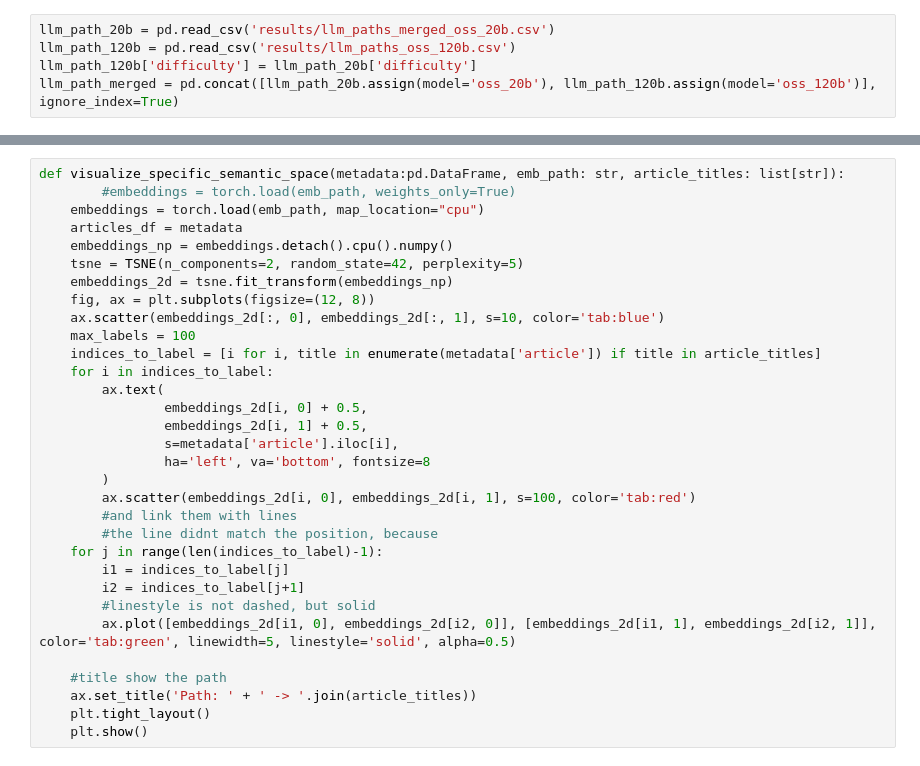
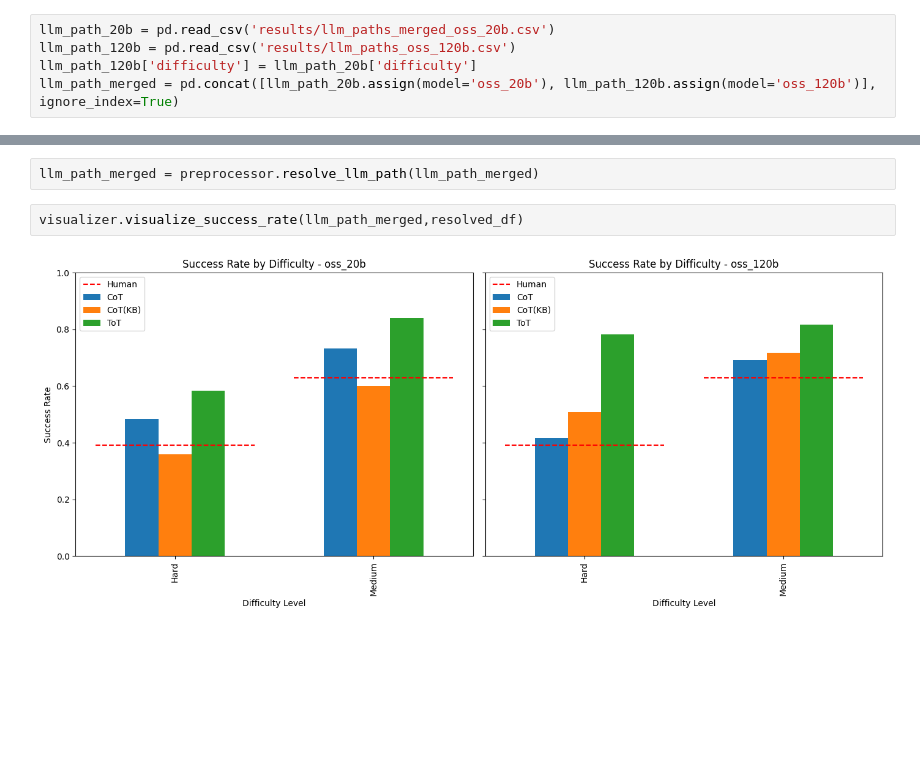
Before and after one commit to au-nlp/project-milestone-p2-group11, a Jupyter notebook: main.ipynb, the cells around one changed output, grey strips where cells are left out. Drawn from its saved outputs; the diff is of its cells as text; blank space fills up the shorter version.

```diff
--- a/main.ipynb
+++ b/main.ipynb
@@ -1010,32 +820,6 @@ plt.show()
-# %%
-def visualize_specific_semantic_space(metadata:pd.DataFrame, emb_path: str, article_titles: list[str]):
-        #embeddings = torch.load(emb_path, weights_only=True)
-    embeddings = torch.load(emb_path, map_location="cpu")
-    articles_df = metadata
-    embeddings_np = embeddings.detach().cpu().numpy()
-    tsne = TSNE(n_components=2, random_state=42, perplexity=5)
-    embeddings_2d = tsne.fit_transform(embeddings_np)
-    fig, ax = plt.subplots(figsize=(12, 8))
-    ax.scatter(embeddings_2d[:, 0], embeddings_2d[:, 1], s=10, color='tab:blue')
-    max_labels = 100
-    indices_to_label = [i for i, title in enumerate(metadata['article']) if title in article_titles]
-    for i in indices_to_label:
-        ax.text(
-                embeddings_2d[i, 0] + 0.5,
-                embeddings_2d[i, 1] + 0.5,
-                s=metadata['article'].iloc[i],
-                ha='left', va='bottom', fontsize=8
-        )
-        ax.scatter(embeddings_2d[i, 0], embeddings_2d[i, 1], s=100, color='tab:red')
-        #and link them with lines
-        #the line didnt match the position, because
-    for j in range(len(indices_to_label)-1):
-        i1 = indices_to_label[j]
-        i2 = indices_to_label[j+1]
-        #linestyle is not dashed, but solid
-        ax.plot([embeddings_2d[i1, 0], embeddings_2d[i2, 0]], [embeddings_2d[i1, 1], embeddings_2d[i2, 1]], color='tab:green', linewidth=5, linestyle='solid', alpha=0.5)
-
-    #title show the path
-    ax.set_title('Path: ' + ' -> '.join(article_titles))
-    plt.tight_layout()
-    plt.show()
+# %%
+llm_path_merged = preprocessor.resolve_llm_path(llm_path_merged)
+# %%
+visualizer.visualize_success_rate(llm_path_merged,resolved_df)
+# %% [output]
+[figure, added]
```
Also changed, not shown: parts of 14 cells of this notebook, 2 other files.
